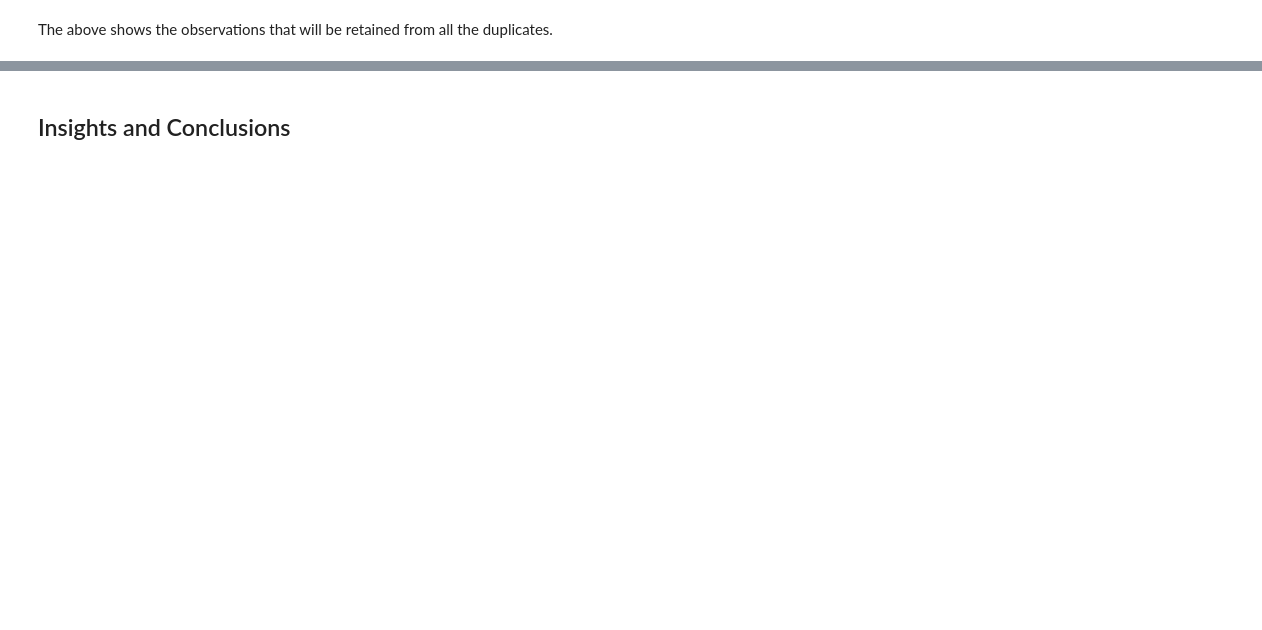
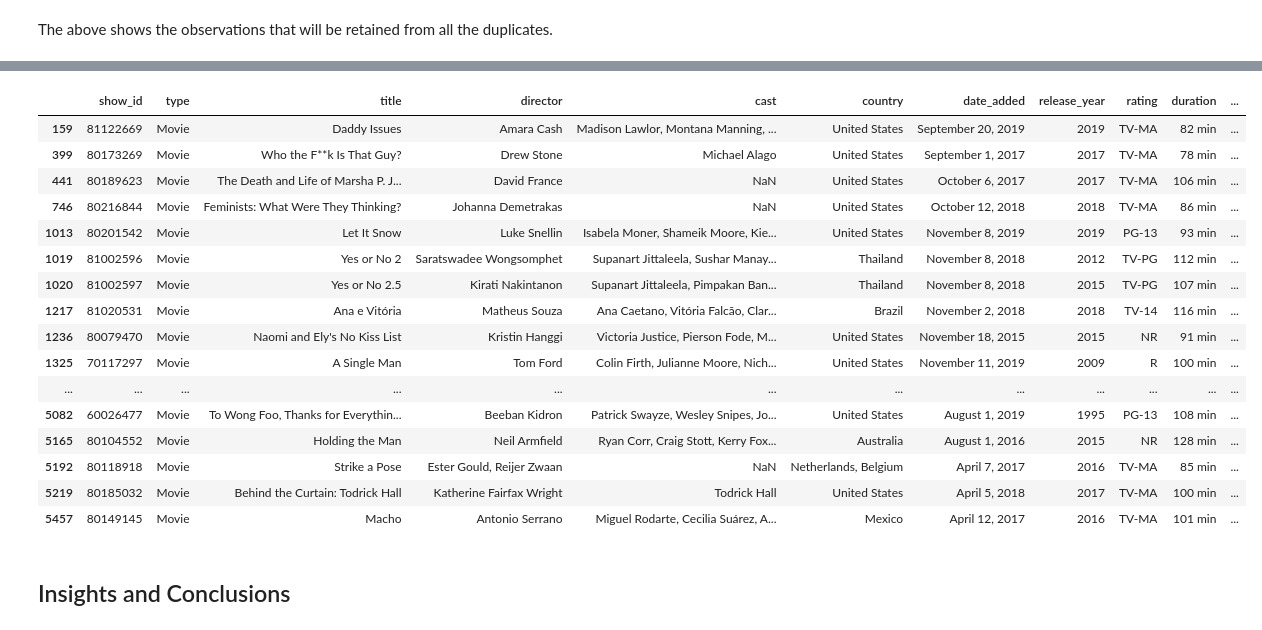
Before and after one commit to BrianJSo/NetflixCSMODEL, a Jupyter notebook: netflix.ipynb, the cells around one changed output, grey strips where cells are left out. Cells and saved outputs as stored; diff of their text form; code cells hidden in the pictures; blank space fills up the shorter version.

```diff
--- a/netflix.ipynb
+++ b/netflix.ipynb
@@ -75,5 +167,3 @@ netflix_df_2
 # %%
-netflix_df_2 = netflix_df_2["listed_in"].str.find("LGBT") != -1
-print(arraymo)
-
-arraymo.sum()
+netflix_df_2.insert(12, "isLGBT", netflix_df_2["listed_in"].str.find("LGBT") != -1, True)
+netflix_df_2
@@ -80,2 +184,23 @@ arraymo.sum()
+# %%
+netflix_df_lgbt = netflix_df_2[netflix_df_2["isLGBT"] == True]
+netflix_df_lgbt
+# %% [output]
+|  | show_id | type | title | director | cast | country | date_added | release_year | rating | duration | ... |
+| 159 | 81122669 | Movie | Daddy Issues | Amara Cash | Madison Lawlor, Montana Manning, ... | United States | September 20, 2019 | 2019 | TV-MA | 82 min | ... |
+| 399 | 80173269 | Movie | Who the F**k Is That Guy? | Drew Stone | Michael Alago | United States | September 1, 2017 | 2017 | TV-MA | 78 min | ... |
+| 441 | 80189623 | Movie | The Death and Life of Marsha P. J... | David France | NaN | United States | October 6, 2017 | 2017 | TV-MA | 106 min | ... |
+| 746 | 80216844 | Movie | Feminists: What Were They Thinking? | Johanna Demetrakas | NaN | United States | October 12, 2018 | 2018 | TV-MA | 86 min | ... |
+| 1013 | 80201542 | Movie | Let It Snow | Luke Snellin | Isabela Moner, Shameik Moore, Kie... | United States | November 8, 2019 | 2019 | PG-13 | 93 min | ... |
+| 1019 | 81002596 | Movie | Yes or No 2 | Saratswadee Wongsomphet | Supanart Jittaleela, Sushar Manay... | Thailand | November 8, 2018 | 2012 | TV-PG | 112 min | ... |
+| 1020 | 81002597 | Movie | Yes or No 2.5 | Kirati Nakintanon | Supanart Jittaleela, Pimpakan Ban... | Thailand | November 8, 2018 | 2015 | TV-PG | 107 min | ... |
+| 1217 | 81020531 | Movie | Ana e Vitória | Matheus Souza | Ana Caetano, Vitória Falcão, Clar... | Brazil | November 2, 2018 | 2018 | TV-14 | 116 min | ... |
+| 1236 | 80079470 | Movie | Naomi and Ely's No Kiss List | Kristin Hanggi | Victoria Justice, Pierson Fode, M... | United States | November 18, 2015 | 2015 | NR | 91 min | ... |
+| 1325 | 70117297 | Movie | A Single Man | Tom Ford | Colin Firth, Julianne Moore, Nich... | United States | November 11, 2019 | 2009 | R | 100 min | ... |
+| ... | ... | ... | ... | ... | ... | ... | ... | ... | ... | ... | ... |
+| 5082 | 60026477 | Movie | To Wong Foo, Thanks for Everythin... | Beeban Kidron | Patrick Swayze, Wesley Snipes, Jo... | United States | August 1, 2019 | 1995 | PG-13 | 108 min | ... |
+| 5165 | 80104552 | Movie | Holding the Man | Neil Armfield | Ryan Corr, Craig Stott, Kerry Fox... | Australia | August 1, 2016 | 2015 | NR | 128 min | ... |
+| 5192 | 80118918 | Movie | Strike a Pose | Ester Gould, Reijer Zwaan | NaN | Netherlands, Belgium | April 7, 2017 | 2016 | TV-MA | 85 min | ... |
+| 5219 | 80185032 | Movie | Behind the Curtain: Todrick Hall | Katherine Fairfax Wright | Todrick Hall | United States | April 5, 2018 | 2017 | TV-MA | 100 min | ... |
+| 5457 | 80149145 | Movie | Macho | Antonio Serrano | Miguel Rodarte, Cecilia Suárez, A... | Mexico | April 12, 2017 | 2016 | TV-MA | 101 min | ... |
 # %% [markdown]
 ## Insights and Conclusions
```
Also changed, not shown: parts of 8 cells of this notebook.
